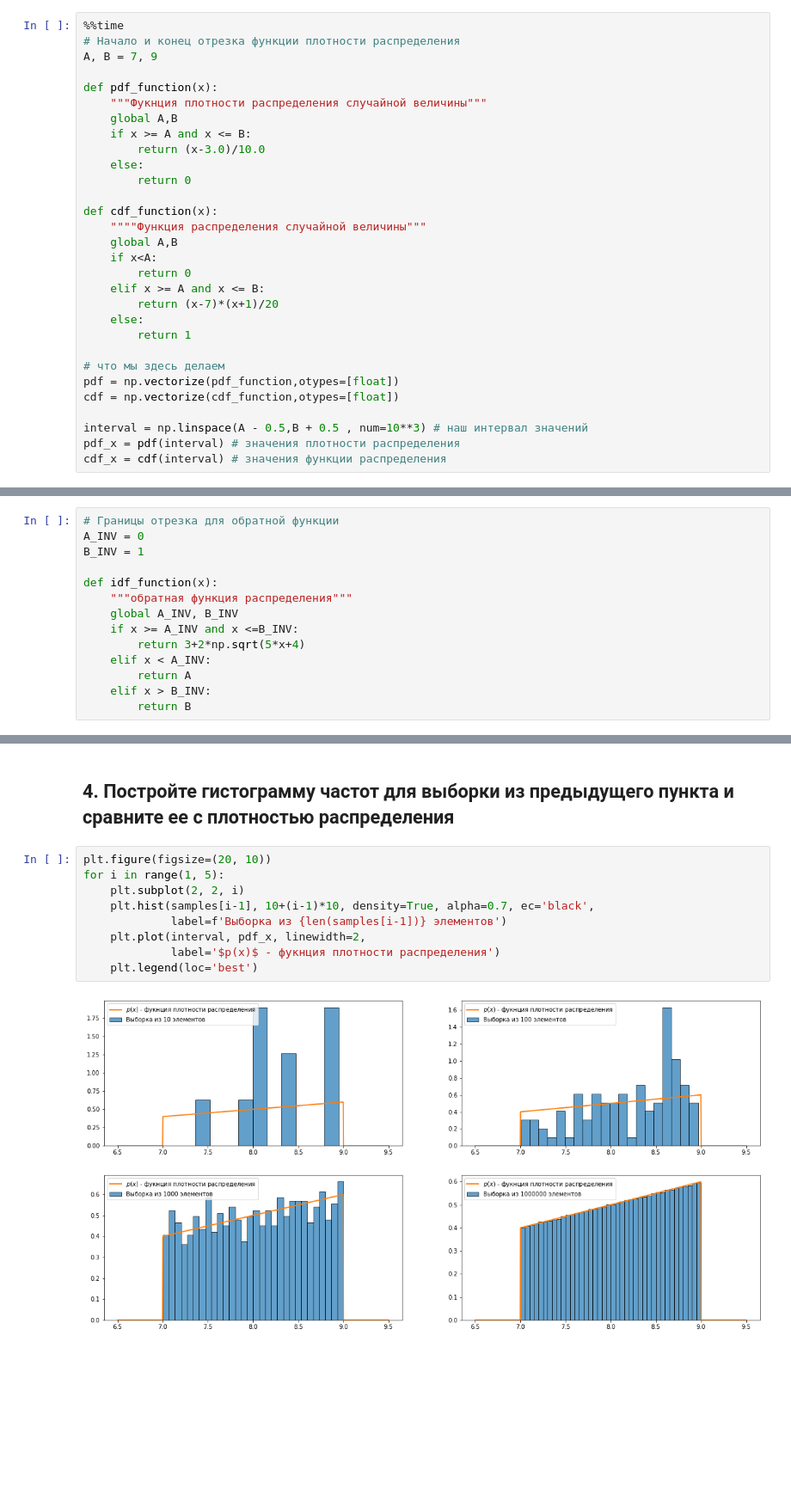
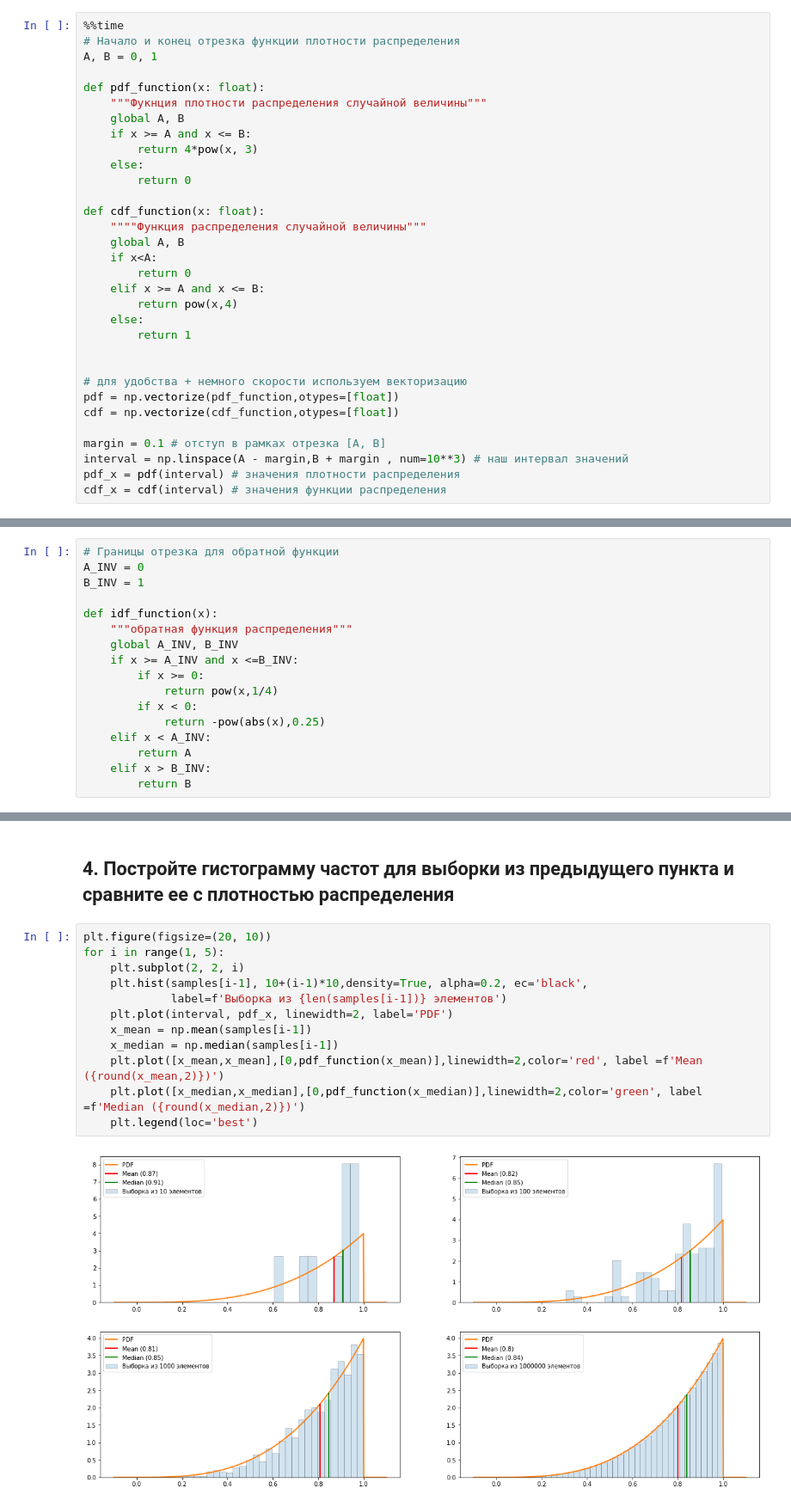
Before and after one commit to CyberCheshir/FinMath, a Jupyter notebook: Лабораторная 1.ipynb, the cells around one changed output, grey strips where cells are left out. Shown at 86% size. Drawn from its saved outputs; the diff is of its cells as text; blank space fills up the shorter version.

```diff
--- a/Лабораторная 1.ipynb
+++ b/Лабораторная 1.ipynb
@@ -36,31 +36,33 @@ from numpy.random import uniform
 # %%
 %%time
 # Начало и конец отрезка функции плотности распределения
-A, B = 7, 9
+A, B = 0, 1
 
-def pdf_function(x):
+def pdf_function(x: float):
     """Фукнция плотности распределения случайной величины"""
-    global A,B
+    global A, B
     if x >= A and x <= B:
-        return (x-3.0)/10.0
+        return 4*pow(x, 3)
     else:
         return 0
 
-def cdf_function(x):
+def cdf_function(x: float):
     """"Функция распределения случайной величины"""
-    global A,B
+    global A, B
     if x<A:
         return 0
     elif x >= A and x <= B:
-        return (x-7)*(x+1)/20
+        return pow(x,4)
     else:
         return 1
 
-# что мы здесь делаем
+
+# для удобства + немного скорости используем векторизацию
 pdf = np.vectorize(pdf_function,otypes=[float])
 cdf = np.vectorize(cdf_function,otypes=[float])
 
-interval = np.linspace(A - 0.5,B + 0.5 , num=10**3) # наш интервал значений
+margin = 0.1 # отступ в рамках отрезка [A, B]
+interval = np.linspace(A - margin,B + margin , num=10**3) # наш интервал значений
 pdf_x = pdf(interval) # значения плотности распределения
 cdf_x = cdf(interval) # значения функции распределения
 # %% [output]
@@ -122,7 +124,10 @@ def idf_function(x):
     """обратная функция распределения"""
     global A_INV, B_INV
     if x >= A_INV and x <=B_INV:
-        return 3+2*np.sqrt(5*x+4)
+        if x >= 0:
+            return pow(x,1/4)
+        if x < 0:
+            return -pow(abs(x),0.25)
     elif x < A_INV:
         return A
     elif x > B_INV:
@@ -164,14 +172,17 @@ samples = [create_sample(i) for i in [10, 100, 1000, 10**6]]  # список в
 # %%
 plt.figure(figsize=(20, 10))
 for i in range(1, 5):
     plt.subplot(2, 2, i)
-    plt.hist(samples[i-1], 10+(i-1)*10, density=True, alpha=0.7, ec='black',
+    plt.hist(samples[i-1], 10+(i-1)*10,density=True, alpha=0.2, ec='black',
              label=f'Выборка из {len(samples[i-1])} элементов')
-    plt.plot(interval, pdf_x, linewidth=2,
-             label='$p(x)$ - фукнция плотности распределения')
+    plt.plot(interval, pdf_x, linewidth=2, label='PDF')
+    x_mean = np.mean(samples[i-1])
+    x_median = np.median(samples[i-1])
+    plt.plot([x_mean,x_mean],[0,pdf_function(x_mean)],linewidth=2,color='red', label =f'Mean ({round(x_mean,2)})')
+    plt.plot([x_median,x_median],[0,pdf_function(x_median)],linewidth=2,color='green', label =f'Median ({round(x_median,2)})')
     plt.legend(loc='best')
 # %% [output]
-[figure, old version]
+[figure, new version]
 # %% [markdown]
 ## 5. Напишите функцию, которая будет выводить следующую статистику по выборке:
 - минимальное/ максимальное значение;
```
Also changed, not shown: parts of 15 cells of this notebook, 2 other files.
